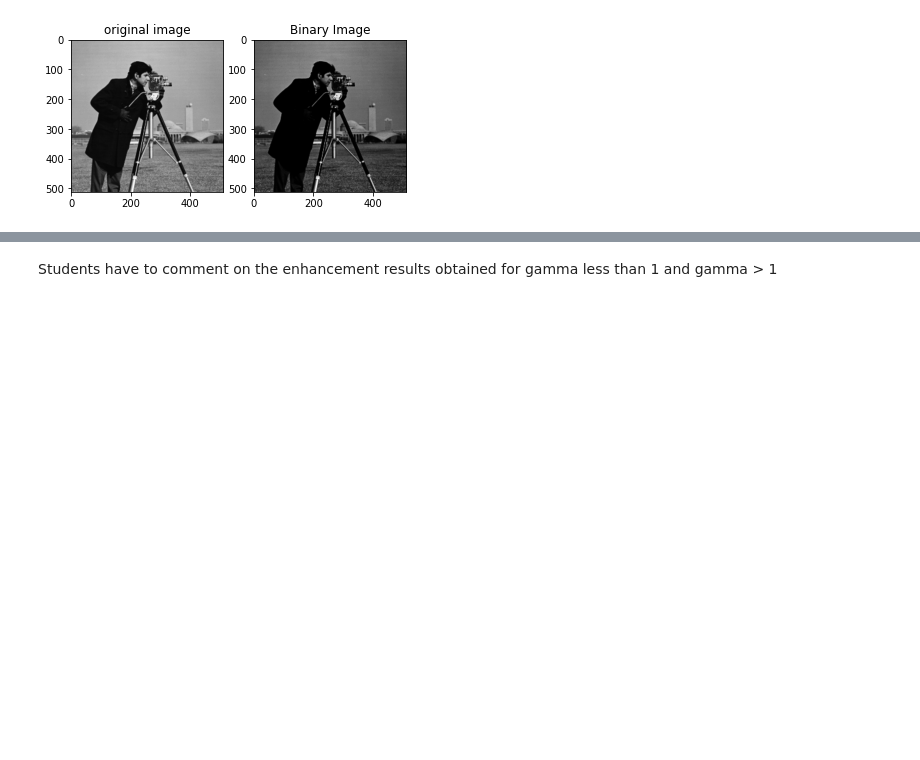
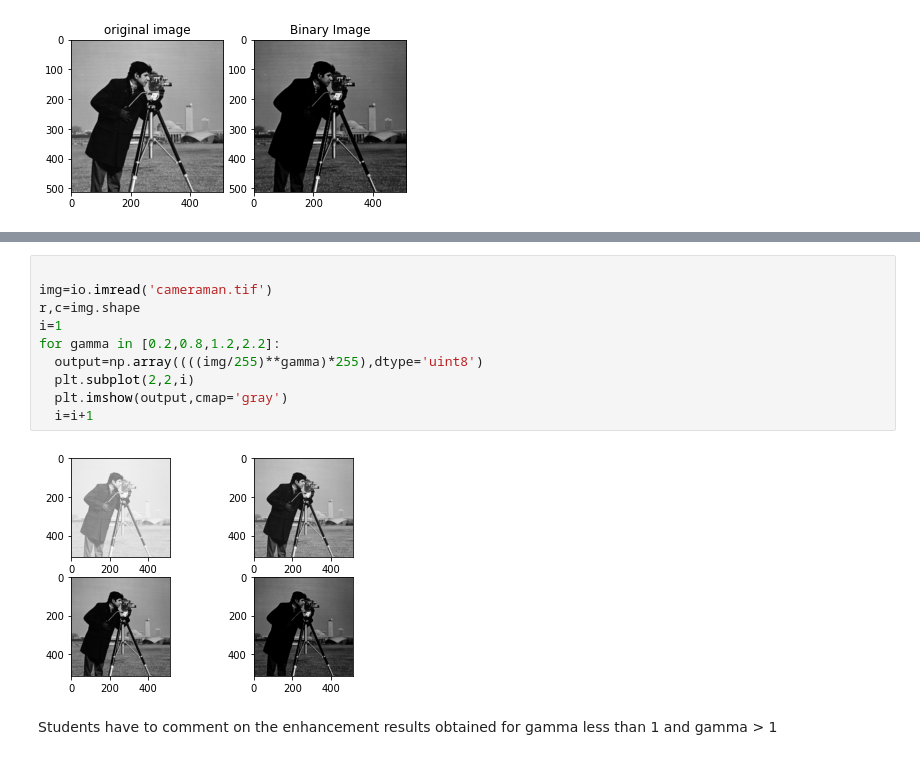
Before and after one commit to ChintzRuparel/Image-Processing, a Jupyter notebook: IP_Expt_3.ipynb, the cells around one changed output, grey strips where cells are left out. Saved outputs shown, nothing was run; the diff lists cells and outputs as text; blank space fills up the shorter version.

```diff
--- a/IP_Expt_3.ipynb
+++ b/IP_Expt_3.ipynb
@@ -38,3 +35,15 @@ Text(0.5, 1.0, 'Binary Image')
+# %%
+
+img=io.imread('cameraman.tif')
+r,c=img.shape
+i=1
+for gamma in [0.2,0.8,1.2,2.2]:
+  output=np.array((((img/255)**gamma)*255),dtype='uint8')
+  plt.subplot(2,2,i)
+  plt.imshow(output,cmap='gray')
+  i=i+1
+# %% [output]
+[figure, added]
 # %% [markdown]
 Students have to comment on the enhancement results obtained for gamma less than 1 and gamma > 1
 # %% [markdown]
```
Also changed, not shown: parts of 1 cell of this notebook.
